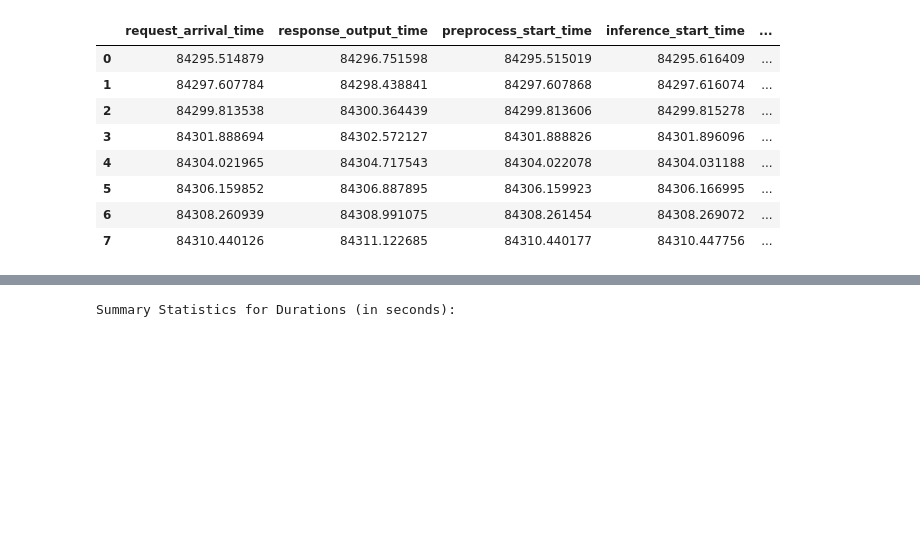
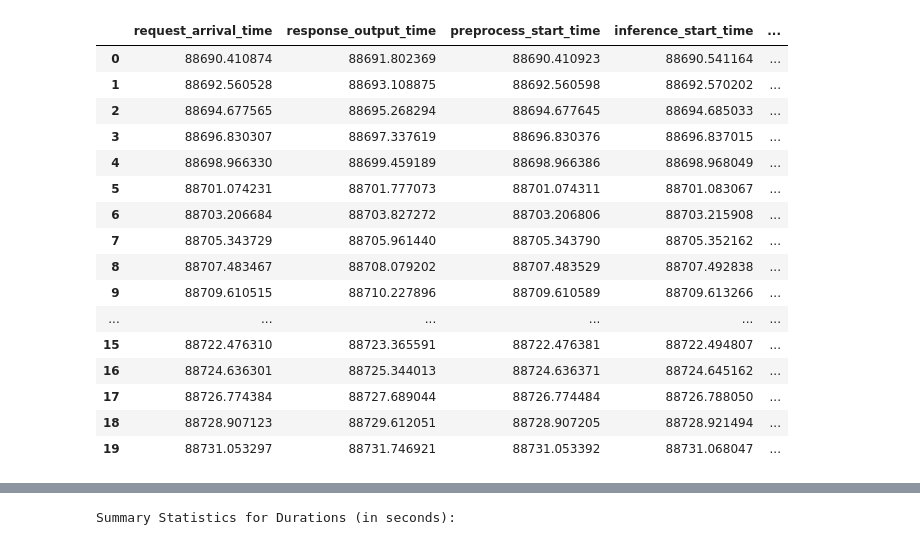
Before and after one commit to StreamMUSE/StreamMUSE-v1, a Jupyter notebook: app/tester.ipynb, the cells around one changed output, grey strips where cells are left out. Saved outputs shown, nothing was run; the diff lists cells and outputs as text; code cells hidden in the pictures; blank space fills up the shorter version.

```diff
--- a/app/tester.ipynb
+++ b/app/tester.ipynb
@@ -2,18 +2,26 @@
 import numpy as np
 import pandas as pd
 # %%
-data = pd.read_csv('logs/session_20250630-161840/session.csv')
+data = pd.read_csv('logs/session_20250630-173155/session.csv')
 data
 # %% [output]
 |  | request_arrival_time | response_output_time | preprocess_start_time | inference_start_time | ... |
-| 0 | 84295.514879 | 84296.751598 | 84295.515019 | 84295.616409 | ... |
-| 1 | 84297.607784 | 84298.438841 | 84297.607868 | 84297.616074 | ... |
-| 2 | 84299.813538 | 84300.364439 | 84299.813606 | 84299.815278 | ... |
-| 3 | 84301.888694 | 84302.572127 | 84301.888826 | 84301.896096 | ... |
-| 4 | 84304.021965 | 84304.717543 | 84304.022078 | 84304.031188 | ... |
-| 5 | 84306.159852 | 84306.887895 | 84306.159923 | 84306.166995 | ... |
-| 6 | 84308.260939 | 84308.991075 | 84308.261454 | 84308.269072 | ... |
-| 7 | 84310.440126 | 84311.122685 | 84310.440177 | 84310.447756 | ... |
+| 0 | 88690.410874 | 88691.802369 | 88690.410923 | 88690.541164 | ... |
+| 1 | 88692.560528 | 88693.108875 | 88692.560598 | 88692.570202 | ... |
+| 2 | 88694.677565 | 88695.268294 | 88694.677645 | 88694.685033 | ... |
+| 3 | 88696.830307 | 88697.337619 | 88696.830376 | 88696.837015 | ... |
+| 4 | 88698.966330 | 88699.459189 | 88698.966386 | 88698.968049 | ... |
+| 5 | 88701.074231 | 88701.777073 | 88701.074311 | 88701.083067 | ... |
+| 6 | 88703.206684 | 88703.827272 | 88703.206806 | 88703.215908 | ... |
+| 7 | 88705.343729 | 88705.961440 | 88705.343790 | 88705.352162 | ... |
+| 8 | 88707.483467 | 88708.079202 | 88707.483529 | 88707.492838 | ... |
+| 9 | 88709.610515 | 88710.227896 | 88709.610589 | 88709.613266 | ... |
+| ... | ... | ... | ... | ... | ... |
+| 15 | 88722.476310 | 88723.365591 | 88722.476381 | 88722.494807 | ... |
+| 16 | 88724.636301 | 88725.344013 | 88724.636371 | 88724.645162 | ... |
+| 17 | 88726.774384 | 88727.689044 | 88726.774484 | 88726.788050 | ... |
+| 18 | 88728.907123 | 88729.612051 | 88728.907205 | 88728.921494 | ... |
+| 19 | 88731.053297 | 88731.746921 | 88731.053392 | 88731.068047 | ... |
 # %%
 # Calculate the duration of each stage by finding the difference between timestamps
 data['server_total_duration'] = data['response_output_time'] - data['request_arrival_time']
```
Also changed, not shown: parts of 1 cell of this notebook, 4 other files.
